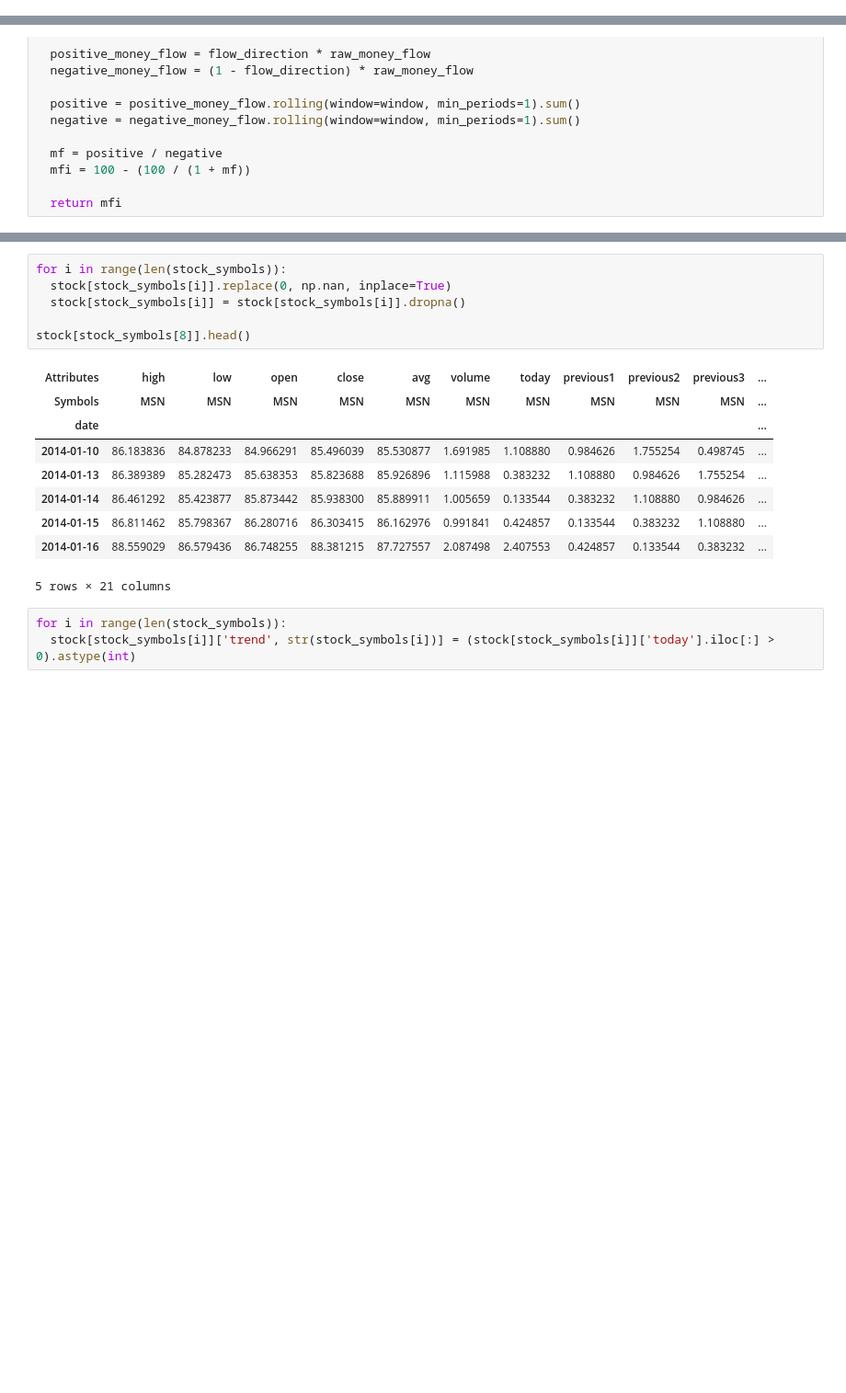
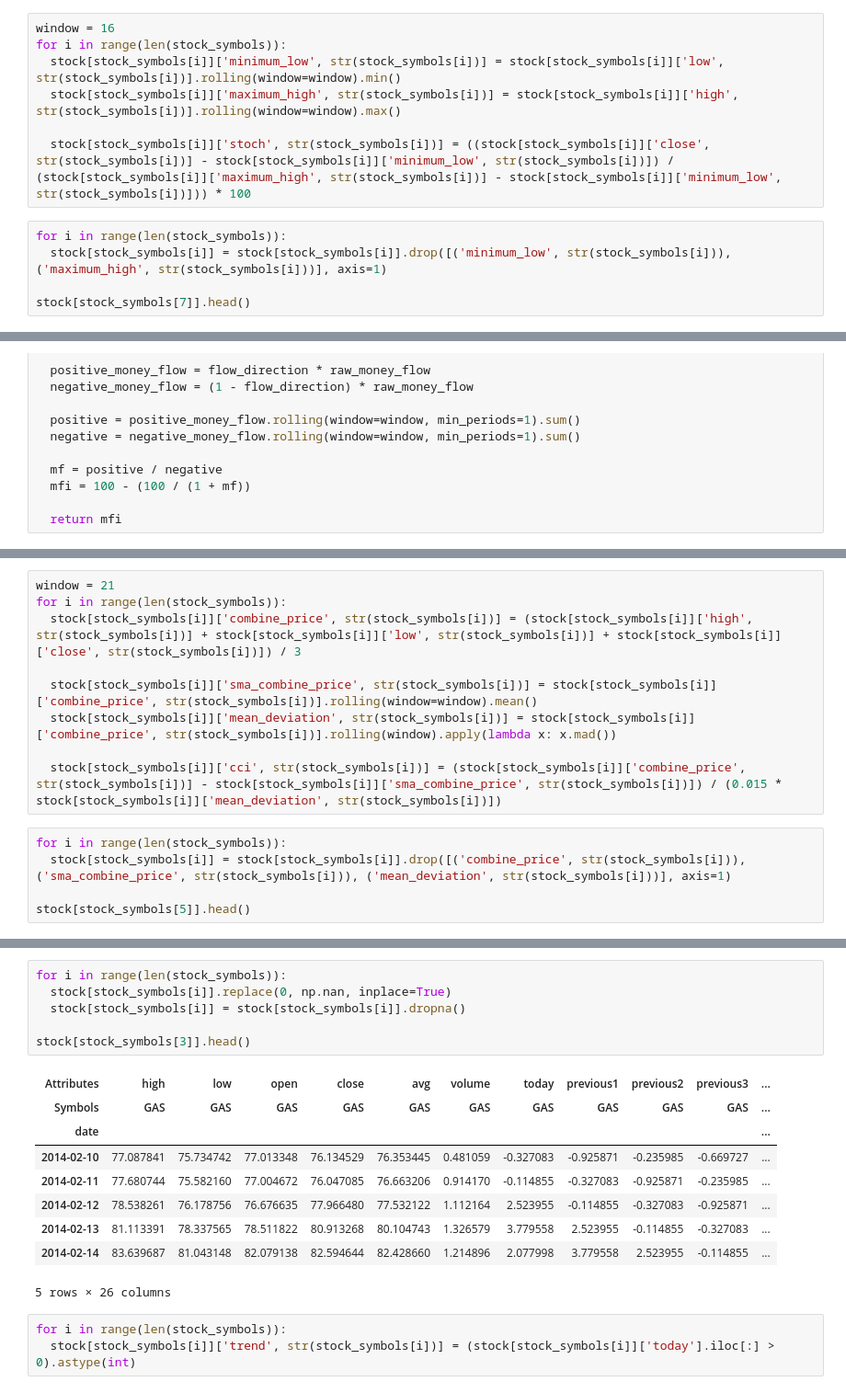
Before and after one commit to akaichi21/StockTrendPrediction, a Jupyter notebook: StockTrendPrediction_LogisticRegression_RandomForest.ipynb, the cells around one changed output, grey strips where cells are left out. Shown at 92% size. Drawn from its saved outputs; the diff is of its cells as text; blank space fills up the shorter version.

```diff
--- a/StockTrendPrediction_LogisticRegression_RandomForest.ipynb
+++ b/StockTrendPrediction_LogisticRegression_RandomForest.ipynb
@@ -236,0 +302,12 @@ stock[stock_symbols[7]].head()
+# %%
+window = 16
+for i in range(len(stock_symbols)):
+  stock[stock_symbols[i]]['minimum_low', str(stock_symbols[i])] = stock[stock_symbols[i]]['low', str(stock_symbols[i])].rolling(window=window).min()
+  stock[stock_symbols[i]]['maximum_high', str(stock_symbols[i])] = stock[stock_symbols[i]]['high', str(stock_symbols[i])].rolling(window=window).max()
+
+  stock[stock_symbols[i]]['stoch', str(stock_symbols[i])] = ((stock[stock_symbols[i]]['close', str(stock_symbols[i])] - stock[stock_symbols[i]]['minimum_low', str(stock_symbols[i])]) / (stock[stock_symbols[i]]['maximum_high', str(stock_symbols[i])] - stock[stock_symbols[i]]['minimum_low', str(stock_symbols[i])])) * 100
+# %%
+for i in range(len(stock_symbols)):
+  stock[stock_symbols[i]] = stock[stock_symbols[i]].drop([('minimum_low', str(stock_symbols[i])), ('maximum_high', str(stock_symbols[i]))], axis=1)
+
+stock[stock_symbols[7]].head()
@@ -269,0 +357,14 @@ stock[stock_symbols[8]].head()
+# %%
+window = 21
+for i in range(len(stock_symbols)):
+  stock[stock_symbols[i]]['combine_price', str(stock_symbols[i])] = (stock[stock_symbols[i]]['high', str(stock_symbols[i])] + stock[stock_symbols[i]]['low', str(stock_symbols[i])] + stock[stock_symbols[i]]['close', str(stock_symbols[i])]) / 3
+
+  stock[stock_symbols[i]]['sma_combine_price', str(stock_symbols[i])] = stock[stock_symbols[i]]['combine_price', str(stock_symbols[i])].rolling(window=window).mean()
+  stock[stock_symbols[i]]['mean_deviation', str(stock_symbols[i])] = stock[stock_symbols[i]]['combine_price', str(stock_symbols[i])].rolling(window).apply(lambda x: x.mad())
+
+  stock[stock_symbols[i]]['cci', str(stock_symbols[i])] = (stock[stock_symbols[i]]['combine_price', str(stock_symbols[i])] - stock[stock_symbols[i]]['sma_combine_price', str(stock_symbols[i])]) / (0.015 * stock[stock_symbols[i]]['mean_deviation', str(stock_symbols[i])])
+# %%
+for i in range(len(stock_symbols)):
+  stock[stock_symbols[i]] = stock[stock_symbols[i]].drop([('combine_price', str(stock_symbols[i])), ('sma_combine_price', str(stock_symbols[i])), ('mean_deviation', str(stock_symbols[i]))], axis=1)
+
+stock[stock_symbols[5]].head()
@@ -285,19 +396,19 @@ stock[stock_symbols[9]].head()
 # %%
 for i in range(len(stock_symbols)):
   stock[stock_symbols[i]].replace(0, np.nan, inplace=True)
   stock[stock_symbols[i]] = stock[stock_symbols[i]].dropna()
 
-stock[stock_symbols[8]].head()
+stock[stock_symbols[3]].head()
 # %% [output]
 | Attributes | high | low | open | close | avg | volume | today | previous1 | previous2 | previous3 | ... |
-| Symbols | MSN | MSN | MSN | MSN | MSN | MSN | MSN | MSN | MSN | MSN | ... |
+| Symbols | GAS | GAS | GAS | GAS | GAS | GAS | GAS | GAS | GAS | GAS | ... |
 | date |  |  |  |  |  |  |  |  |  |  | ... |
-| 2014-01-10 | 86.183836 | 84.878233 | 84.966291 | 85.496039 | 85.530877 | 1.691985 | 1.108880 | 0.984626 | 1.755254 | 0.498745 | ... |
-| 2014-01-13 | 86.389389 | 85.282473 | 85.638353 | 85.823688 | 85.926896 | 1.115988 | 0.383232 | 1.108880 | 0.984626 | 1.755254 | ... |
-| 2014-01-14 | 86.461292 | 85.423877 | 85.873442 | 85.938300 | 85.889911 | 1.005659 | 0.133544 | 0.383232 | 1.108880 | 0.984626 | ... |
-| 2014-01-15 | 86.811462 | 85.798367 | 86.280716 | 86.303415 | 86.162976 | 0.991841 | 0.424857 | 0.133544 | 0.383232 | 1.108880 | ... |
-| 2014-01-16 | 88.559029 | 86.579436 | 86.748255 | 88.381215 | 87.727557 | 2.087498 | 2.407553 | 0.424857 | 0.133544 | 0.383232 | ... |
+| 2014-02-10 | 77.087841 | 75.734742 | 77.013348 | 76.134529 | 76.353445 | 0.481059 | -0.327083 | -0.925871 | -0.235985 | -0.669727 | ... |
+| 2014-02-11 | 77.680744 | 75.582160 | 77.004672 | 76.047085 | 76.663206 | 0.914170 | -0.114855 | -0.327083 | -0.925871 | -0.235985 | ... |
+| 2014-02-12 | 78.538261 | 76.178756 | 76.676635 | 77.966480 | 77.532122 | 1.112164 | 2.523955 | -0.114855 | -0.327083 | -0.925871 | ... |
+| 2014-02-13 | 81.113391 | 78.337565 | 78.511822 | 80.913268 | 80.104743 | 1.326579 | 3.779558 | 2.523955 | -0.114855 | -0.327083 | ... |
+| 2014-02-14 | 83.639687 | 81.043148 | 82.079138 | 82.594644 | 82.428660 | 1.214896 | 2.077998 | 3.779558 | 2.523955 | -0.114855 | ... |
-5 rows × 21 columns
+5 rows × 26 columns
 # %%
 for i in range(len(stock_symbols)):
   stock[stock_symbols[i]]['trend', str(stock_symbols[i])] = (stock[stock_symbols[i]]['today'].iloc[:] > 0).astype(int)
```
Also changed, not shown: parts of 218 cells of this notebook.
